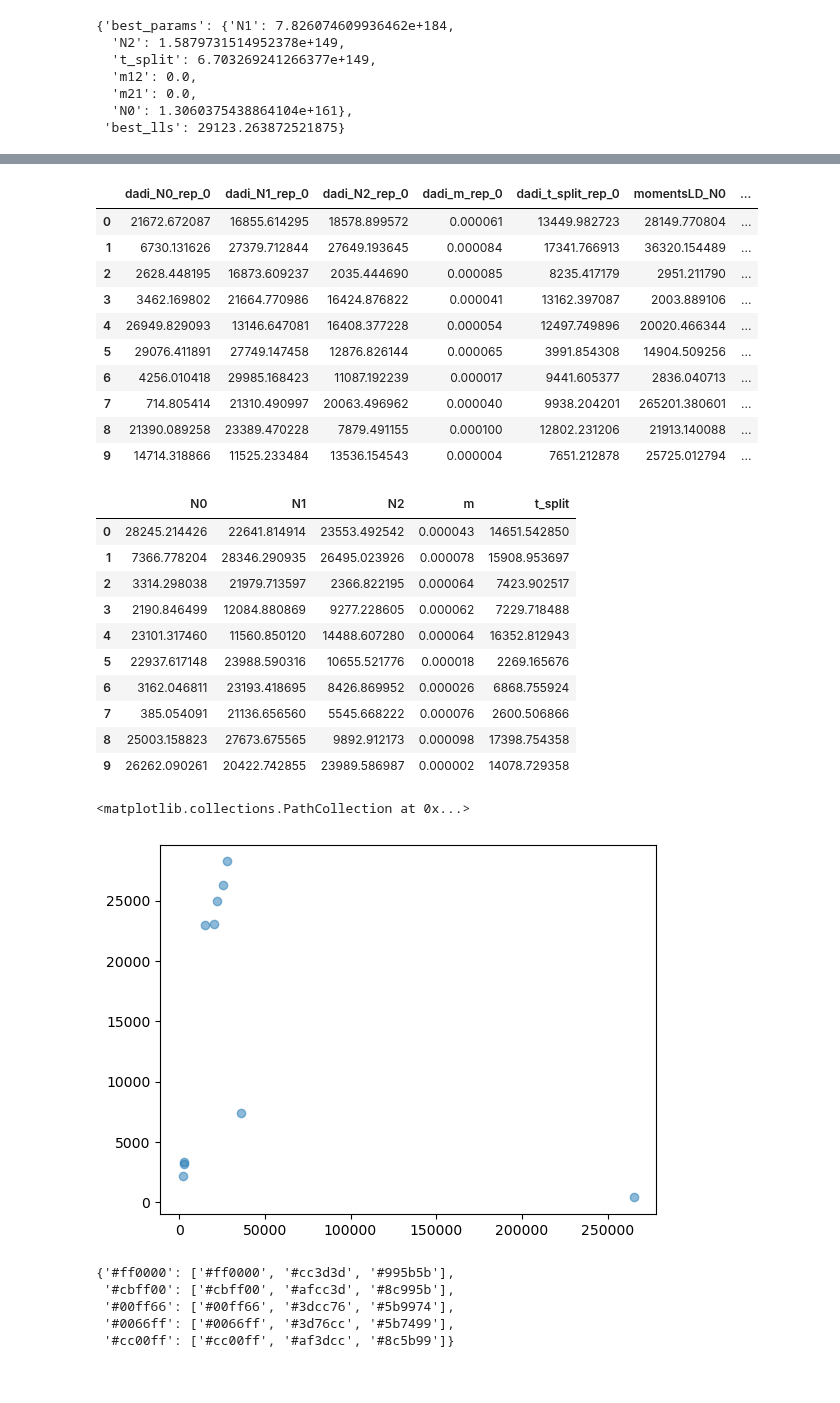
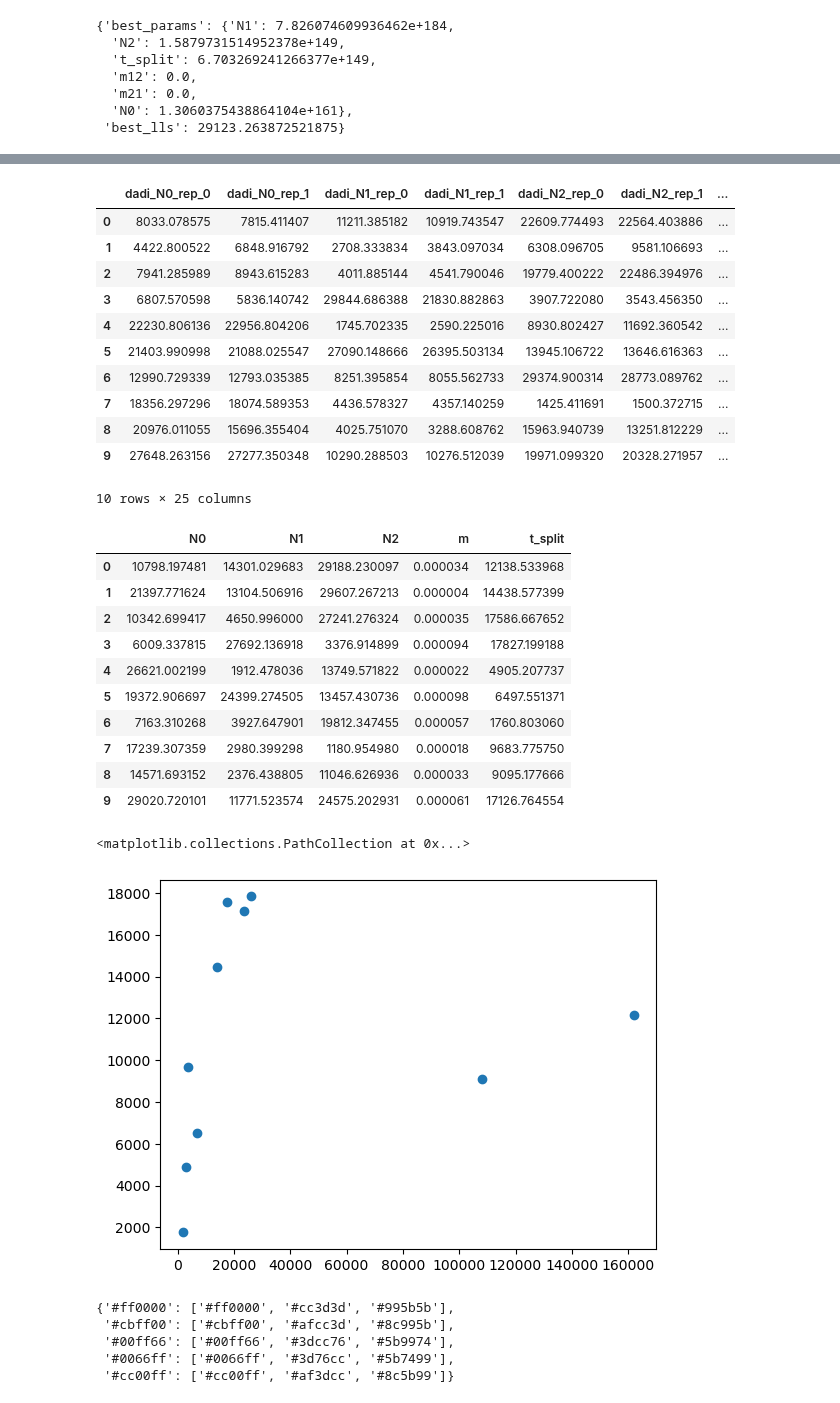
Before and after one commit to ak1376/Infer_Demography, a Jupyter notebook: notebooks/inspecting_output.ipynb, the cells around one changed output, grey strips where cells are left out. Cells and saved outputs as stored; diff of their text form; code cells hidden in the pictures.

Commit message:
proper grid utilization for dadi, inference of migration param for split_isolation in MomentsLD, cleaning up modeling folder and snakemake rules.

```diff
--- a/notebooks/inspecting_output.ipynb
+++ b/notebooks/inspecting_output.ipynb
@@ -440,7 +440,7 @@ moments_ld_fit_params
  'best_lls': 29123.263872521875}
 # %%
 import pickle
-with open('/home/akapoor/kernlab/Infer_Demography/experiments/testing_split_isolation/modeling/features_df.pkl', 'rb') as f:
+with open('/home/akapoor/kernlab/Infer_Demography/experiments/split_isolation/modeling/features_df.pkl', 'rb') as f:
     features_df = pickle.load(f)
 # %%
 features_df.columns
@@ -454,45 +457,46 @@ Index(['dadi_N0_rep_0', 'dadi_N1_rep_0', 'dadi_N2_rep_0', 'dadi_m_rep_0',
 # %%
 features_df
 # %% [output]
-|  | dadi_N0_rep_0 | dadi_N1_rep_0 | dadi_N2_rep_0 | dadi_m_rep_0 | dadi_t_split_rep_0 | momentsLD_N0 | ... |
-| 0 | 21672.672087 | 16855.614295 | 18578.899572 | 0.000061 | 13449.982723 | 28149.770804 | ... |
-| 1 | 6730.131626 | 27379.712844 | 27649.193645 | 0.000084 | 17341.766913 | 36320.154489 | ... |
-| 2 | 2628.448195 | 16873.609237 | 2035.444690 | 0.000085 | 8235.417179 | 2951.211790 | ... |
-| 3 | 3462.169802 | 21664.770986 | 16424.876822 | 0.000041 | 13162.397087 | 2003.889106 | ... |
-| 4 | 26949.829093 | 13146.647081 | 16408.377228 | 0.000054 | 12497.749896 | 20020.466344 | ... |
-| 5 | 29076.411891 | 27749.147458 | 12876.826144 | 0.000065 | 3991.854308 | 14904.509256 | ... |
-| 6 | 4256.010418 | 29985.168423 | 11087.192239 | 0.000017 | 9441.605377 | 2836.040713 | ... |
-| 7 | 714.805414 | 21310.490997 | 20063.496962 | 0.000040 | 9938.204201 | 265201.380601 | ... |
-| 8 | 21390.089258 | 23389.470228 | 7879.491155 | 0.000100 | 12802.231206 | 21913.140088 | ... |
-| 9 | 14714.318866 | 11525.233484 | 13536.154543 | 0.000004 | 7651.212878 | 25725.012794 | ... |
+|  | dadi_N0_rep_0 | dadi_N0_rep_1 | dadi_N1_rep_0 | dadi_N1_rep_1 | dadi_N2_rep_0 | dadi_N2_rep_1 | ... |
+| 0 | 8033.078575 | 7815.411407 | 11211.385182 | 10919.743547 | 22609.774493 | 22564.403886 | ... |
+| 1 | 4422.800522 | 6848.916792 | 2708.333834 | 3843.097034 | 6308.096705 | 9581.106693 | ... |
+| 2 | 7941.285989 | 8943.615283 | 4011.885144 | 4541.790046 | 19779.400222 | 22486.394976 | ... |
+| 3 | 6807.570598 | 5836.140742 | 29844.686388 | 21830.882863 | 3907.722080 | 3543.456350 | ... |
+| 4 | 22230.806136 | 22956.804206 | 1745.702335 | 2590.225016 | 8930.802427 | 11692.360542 | ... |
+| 5 | 21403.990998 | 21088.025547 | 27090.148666 | 26395.503134 | 13945.106722 | 13646.616363 | ... |
+| 6 | 12990.729339 | 12793.035385 | 8251.395854 | 8055.562733 | 29374.900314 | 28773.089762 | ... |
+| 7 | 18356.297296 | 18074.589353 | 4436.578327 | 4357.140259 | 1425.411691 | 1500.372715 | ... |
+| 8 | 20976.011055 | 15696.355404 | 4025.751070 | 3288.608762 | 15963.940739 | 13251.812229 | ... |
+| 9 | 27648.263156 | 27277.350348 | 10290.288503 | 10276.512039 | 19971.099320 | 20328.271957 | ... |
+10 rows × 25 columns
 # %%
 import pickle
 import matplotlib.pyplot as plt
 import numpy as np
 import pandas as pd
 # %%
-with open('/home/akapoor/kernlab/Infer_Demography/experiments/testing_split_isolation/modeling/targets_df.pkl', 'rb') as f:
+with open('/home/akapoor/kernlab/Infer_Demography/experiments/split_isolation/modeling/targets_df.pkl', 'rb') as f:
     targets_df = pickle.load(f)
 # %%
 targets_df
 # %% [output]
 |  | N0 | N1 | N2 | m | t_split |
-| 0 | 28245.214426 | 22641.814914 | 23553.492542 | 0.000043 | 14651.542850 |
-| 1 | 7366.778204 | 28346.290935 | 26495.023926 | 0.000078 | 15908.953697 |
-| 2 | 3314.298038 | 21979.713597 | 2366.822195 | 0.000064 | 7423.902517 |
-| 3 | 2190.846499 | 12084.880869 | 9277.228605 | 0.000062 | 7229.718488 |
-| 4 | 23101.317460 | 11560.850120 | 14488.607280 | 0.000064 | 16352.812943 |
-| 5 | 22937.617148 | 23988.590316 | 10655.521776 | 0.000018 | 2269.165676 |
-| 6 | 3162.046811 | 23193.418695 | 8426.869952 | 0.000026 | 6868.755924 |
-| 7 | 385.054091 | 21136.656560 | 5545.668222 | 0.000076 | 2600.506866 |
-| 8 | 25003.158823 | 27673.675565 | 9892.912173 | 0.000098 | 17398.754358 |
-| 9 | 26262.090261 | 20422.742855 | 23989.586987 | 0.000002 | 14078.729358 |
+| 0 | 10798.197481 | 14301.029683 | 29188.230097 | 0.000034 | 12138.533968 |
+| 1 | 21397.771624 | 13104.506916 | 29607.267213 | 0.000004 | 14438.577399 |
+| 2 | 10342.699417 | 4650.996000 | 27241.276324 | 0.000035 | 17586.667652 |
+| 3 | 6009.337815 | 27692.136918 | 3376.914899 | 0.000094 | 17827.199188 |
+| 4 | 26621.002199 | 1912.478036 | 13749.571822 | 0.000022 | 4905.207737 |
+| 5 | 19372.906697 | 24399.274505 | 13457.430736 | 0.000098 | 6497.551371 |
+| 6 | 7163.310268 | 3927.647901 | 19812.347455 | 0.000057 | 1760.803060 |
+| 7 | 17239.307359 | 2980.399298 | 1180.954980 | 0.000018 | 9683.775750 |
+| 8 | 14571.693152 | 2376.438805 | 11046.626936 | 0.000033 | 9095.177666 |
+| 9 | 29020.720101 | 11771.523574 | 24575.202931 | 0.000061 | 17126.764554 |
 # %%
 plt.figure()
-plt.scatter(features_df['momentsLD_N0'], targets_df['N0'], alpha=0.5)
+plt.scatter(features_df['momentsLD_t_split'], targets_df['t_split'])
 # %% [output]
 <matplotlib.collections.PathCollection at 0x...>
-[figure, old version]
+[figure, new version]
 # %%
 with open('/home/akapoor/kernlab/Infer_Demography/experiments/split_isolation/modeling/color_shades.pkl', 'rb') as f:
     color_shades = pickle.load(f)
```
Also changed, not shown: parts of 10 cells of this notebook, 14 other files.
